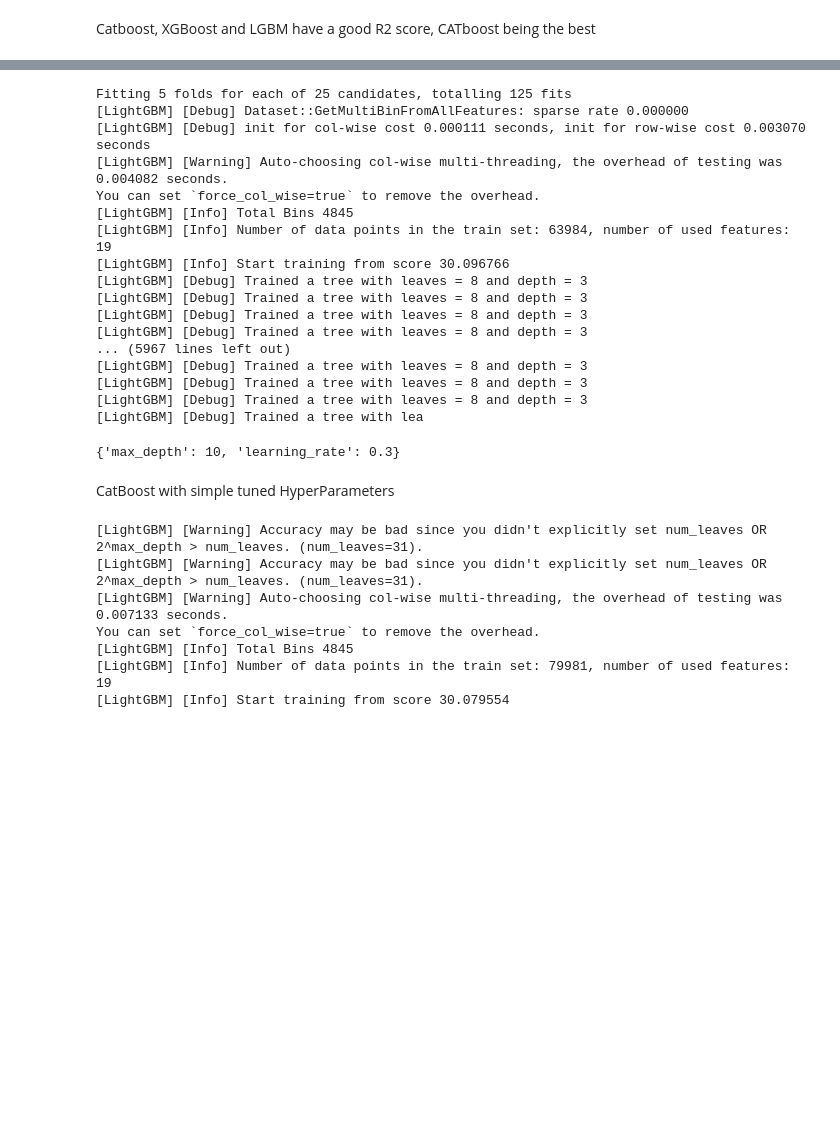
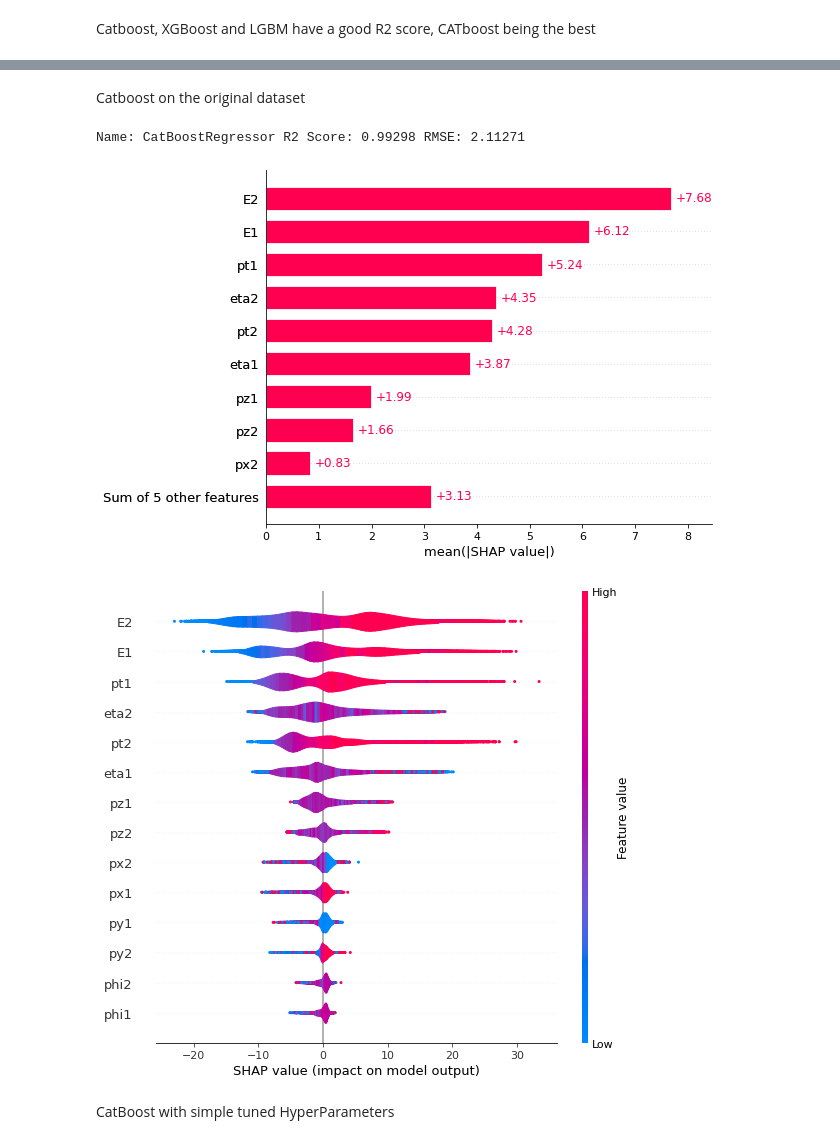
Before and after one commit to DeusLicht/DiElectron_Mass, a Jupyter notebook: mass_predict_pca.ipynb, the cells around one changed output, grey strips where cells are left out. Cells and saved outputs as stored; diff of their text form; code cells hidden in the pictures; blank space fills up the shorter version.

Commit message:
shap

```diff
--- a/mass_predict_pca.ipynb
+++ b/mass_predict_pca.ipynb
@@ -417,0 +392,21 @@ X = Dataset.drop("M", axis=1)
+# %%
+def train_models(X_Train, Y_Train, X_Test, Y_Test):
+    svr = SVR(verbose=False).fit(X_Train,Y_Train)
+    Dtr = DecisionTreeRegressor(random_state=42).fit(X_Train,Y_Train)
+    catbr = CatBoostRegressor(verbose=False, random_state=42).fit(X_Train,Y_Train)
+    elasticnet = ElasticNet(random_state =42).fit(X_Train,Y_Train)
+    gbmr = GradientBoostingRegressor(verbose=False).fit(X_Train,Y_Train)
+    knnr = KNeighborsRegressor().fit(X_Train,Y_Train)
+    lasso = Lasso().fit(X_Train,Y_Train)
+    lgbmr = LGBMRegressor().fit(X_Train,Y_Train)
+    pls = PLSRegression().fit(X_Train,Y_Train)
+    rfr = RandomForestRegressor(random_state=42).fit(X_Train,Y_Train)
+    ridge = Ridge().fit(X_Train,Y_Train)
+    xgbr = XGBRegressor().fit(X_Train, Y_Train)
+
+    models = [svr, Dtr, catbr, elasticnet, gbmr, knnr, lasso, lgbmr, pls, rfr, ridge, xgbr]
+    for model in models:
+        name = model.__class__.__name__
+        R2CV = cross_val_score(model, X_Test, Y_Test,cv=10,scoring="r2").mean()
+        error = -cross_val_score(model, X_Test, Y_Test, cv=10,scoring="neg_mean_squared_error").mean()
+        print("Name: " + name + " R2 Score: {:.5f} RMSE: {:.5f}".format(R2CV, np.sqrt(error)))
@@ -538,26 +474,21 @@ Lg_params = {
-# %%
-RSC_lgbm = RandomizedSearchCV(lgbmr, param_distributions=Lg_params, cv = 5, n_iter=100,verbose=1).fit(X_Train, Y_Train)
-# %% [output]
-Fitting 5 folds for each of 25 candidates, totalling 125 fits
-[LightGBM] [Debug] Dataset::GetMultiBinFromAllFeatures: sparse rate 0.000000
-[LightGBM] [Debug] init for col-wise cost 0.000111 seconds, init for row-wise cost 0.003070 seconds
-[LightGBM] [Warning] Auto-choosing col-wise multi-threading, the overhead of testing was 0.004082 seconds.
-You can set `force_col_wise=true` to remove the overhead.
-[LightGBM] [Info] Total Bins 4845
-[LightGBM] [Info] Number of data points in the train set: 63984, number of used features: 19
-[LightGBM] [Info] Start training from score 30.096766
-[LightGBM] [Debug] Trained a tree with leaves = 8 and depth = 3
-[LightGBM] [Debug] Trained a tree with leaves = 8 and depth = 3
-[LightGBM] [Debug] Trained a tree with leaves = 8 and depth = 3
-[LightGBM] [Debug] Trained a tree with leaves = 8 and depth = 3
-... (5967 lines left out)
-[LightGBM] [Debug] Trained a tree with leaves = 8 and depth = 3
-[LightGBM] [Debug] Trained a tree with leaves = 8 and depth = 3
-[LightGBM] [Debug] Trained a tree with leaves = 8 and depth = 3
-[LightGBM] [Debug] Trained a tree with lea
-# %%
-print(RSC_lgbm.best_params_)
-# %% [output]
-{'max_depth': 10, 'learning_rate': 0.3}
+# %% [markdown]
+Catboost on the original dataset
+# %%
+catbr = CatBoostRegressor(depth=10, learning_rate=0.1, verbose=False, random_state=42).fit(X_Train,Y_Train)
+name = catbr.__class__.__name__
+R2CV = cross_val_score(catbr, X_Test, Y_Test,cv=10,scoring="r2").mean()
+error = -cross_val_score(catbr, X_Test, Y_Test, cv=10,scoring="neg_mean_squared_error").mean()
+print("Name: " + name + " R2 Score: {:.5f} RMSE: {:.5f}".format(R2CV, np.sqrt(error)))
+# %% [output]
+Name: CatBoostRegressor R2 Score: 0.99298 RMSE: 2.11271
+# %%
+import shap
+explainer = shap.Explainer(catbr)
+shap_values = explainer(X_Train)
+shap.plots.bar(shap_values)
+shap.summary_plot(shap_values, plot_type='violin')
+# %% [output]
+[figure, added]
+[figure, added]
 # %% [markdown]
 CatBoost with simple tuned HyperParameters
@@ -568,10 +494,0 @@ xgbr = XGBRegressor(max_depth= 10, learning_rate=0.3).fit(X_Train, Y_Train)
-# %%
-lgbmr = LGBMRegressor(max_depth= 10, learning_rate=0.3, verbose=1).fit(X_Train,Y_Train)
-# %% [output]
-[LightGBM] [Warning] Accuracy may be bad since you didn't explicitly set num_leaves OR 2^max_depth > num_leaves. (num_leaves=31).
-[LightGBM] [Warning] Accuracy may be bad since you didn't explicitly set num_leaves OR 2^max_depth > num_leaves. (num_leaves=31).
-[LightGBM] [Warning] Auto-choosing col-wise multi-threading, the overhead of testing was 0.007133 seconds.
-You can set `force_col_wise=true` to remove the overhead.
-[LightGBM] [Info] Total Bins 4845
-[LightGBM] [Info] Number of data points in the train set: 79981, number of used features: 19
-[LightGBM] [Info] Start training from score 30.079554
```
Also changed, not shown: parts of 67 cells of this notebook, 1 other file.
